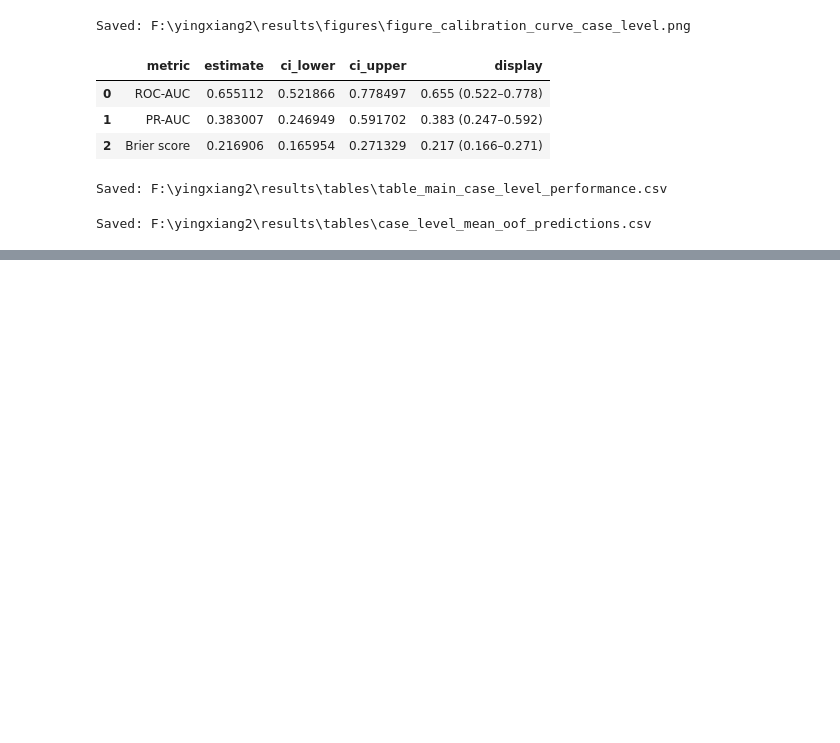
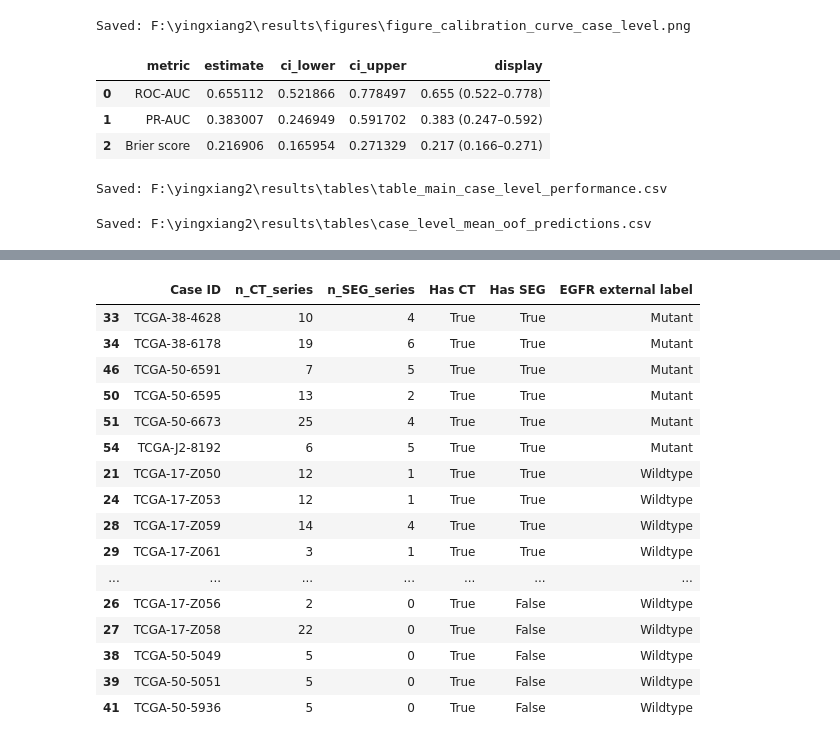
Before and after one commit to gmail2580369-del/lung2-egfr-radiomics, a Jupyter notebook: notebooks/03_modeling_nested_cv.ipynb, the cells around one changed output, grey strips where cells are left out. Cells and saved outputs as stored; diff of their text form; code cells hidden in the pictures; blank space fills up the shorter version.

```diff
--- a/notebooks/03_modeling_nested_cv.ipynb
+++ b/notebooks/03_modeling_nested_cv.ipynb
@@ -4022,0 +5011,71 @@ Saved: F:\yingxiang2\results\tables\case_level_mean_oof_predictions.csv
+# %%
+# ============================================================
+# Patient-level CT / SEG availability
+# ============================================================
+
+availability_rows = []
+
+for case_id in candidate_ids:
+
+    sub = idc_candidate_series[
+        idc_candidate_series["PatientID"] == case_id
+    ]
+
+    ct_rows = sub[sub["Modality"] == "CT"]
+    seg_rows = sub[sub["Modality"] == "SEG"]
+
+    availability_rows.append({
+        "Case ID": case_id,
+        "n_CT_series": len(ct_rows),
+        "n_SEG_series": len(seg_rows),
+        "Has CT": len(ct_rows) > 0,
+        "Has SEG": len(seg_rows) > 0,
+    })
+
+seg_availability_df = pd.DataFrame(availability_rows)
+
+seg_availability_df = seg_availability_df.merge(
+    external_primary_clean[
+        ["Case ID", "EGFR external label"]
+    ],
+    on="Case ID",
+    how="left"
+)
+
+print("Total candidates:", len(seg_availability_df))
+print("Has CT:", seg_availability_df["Has CT"].sum())
+print("Has SEG:", seg_availability_df["Has SEG"].sum())
+
+both_mask = (
+    seg_availability_df["Has CT"]
+    & seg_availability_df["Has SEG"]
+)
+
+print(
+    "Has both CT + SEG:",
+    both_mask.sum()
+)
+
+print("\nCT + SEG by EGFR label:")
+print(
+    seg_availability_df.loc[
+        both_mask,
+        "EGFR external label"
+    ].value_counts()
+)
+
+display(
+    seg_availability_df.sort_values(
+        [
+            "Has SEG",
+            "EGFR external label",
+            "Case ID"
+        ],
+        ascending=[
+            False,
+            True,
+            True
+        ]
+    )
+)
+# %% [output]
@@ -4022,0 +5092,17 @@ Saved: F:\yingxiang2\results\tables\case_level_mean_oof_predictions.csv
+|  | Case ID | n_CT_series | n_SEG_series | Has CT | Has SEG | EGFR external label |
+| 33 | TCGA-38-4628 | 10 | 4 | True | True | Mutant |
+| 34 | TCGA-38-6178 | 19 | 6 | True | True | Mutant |
+| 46 | TCGA-50-6591 | 7 | 5 | True | True | Mutant |
+| 50 | TCGA-50-6595 | 13 | 2 | True | True | Mutant |
+| 51 | TCGA-50-6673 | 25 | 4 | True | True | Mutant |
+| 54 | TCGA-J2-8192 | 6 | 5 | True | True | Mutant |
+| 21 | TCGA-17-Z050 | 12 | 1 | True | True | Wildtype |
+| 24 | TCGA-17-Z053 | 12 | 1 | True | True | Wildtype |
+| 28 | TCGA-17-Z059 | 14 | 4 | True | True | Wildtype |
+| 29 | TCGA-17-Z061 | 3 | 1 | True | True | Wildtype |
+| ... | ... | ... | ... | ... | ... | ... |
+| 26 | TCGA-17-Z056 | 2 | 0 | True | False | Wildtype |
+| 27 | TCGA-17-Z058 | 22 | 0 | True | False | Wildtype |
+| 38 | TCGA-50-5049 | 5 | 0 | True | False | Wildtype |
+| 39 | TCGA-50-5051 | 5 | 0 | True | False | Wildtype |
+| 41 | TCGA-50-5936 | 5 | 0 | True | False | Wildtype |
```
Also changed, not shown: parts of 59 cells of this notebook, 10 other files.
